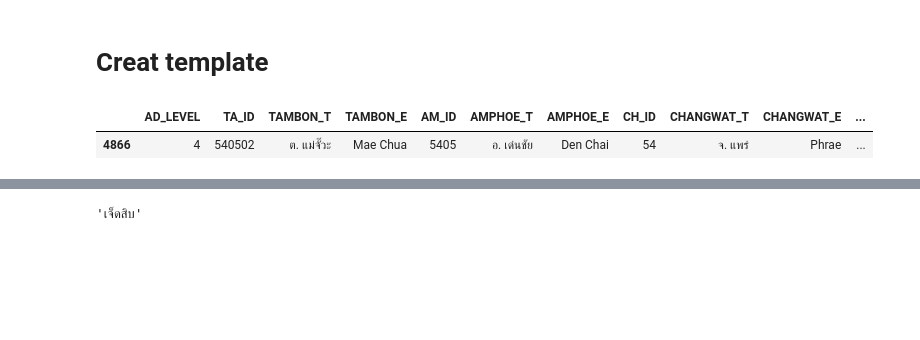
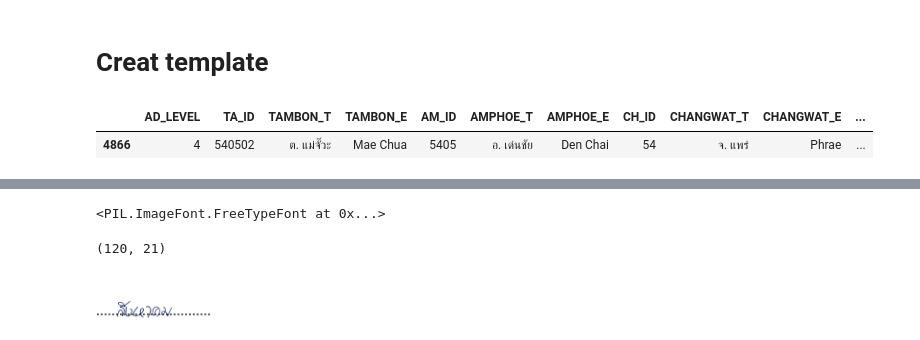
Before and after one commit to napatswift/vote-count, a Jupyter notebook: playground.ipynb, the cells around one changed output, grey strips where cells are left out. Saved outputs shown, nothing was run; the diff lists cells and outputs as text; code cells hidden in the pictures; blank space fills up the shorter version.

```diff
--- a/playground.ipynb
+++ b/playground.ipynb
@@ -318,3 +314,7 @@ fonts['handwriting'].get()
+# %%
+fonts['handwriting'].get()
+# %% [output]
+<PIL.ImageFont.FreeTypeFont at 0x...>
 # %%
 class BBox:
     def __init__(self, x0=None, y0=None, x1=None, y1=None):
@@ -408,4 +342,0 @@ class TextToken:
-# %%
-TextToken(tokens[429], BBox)._get_random_text()
-# %% [output]
-'เจ็ดสิบ'
@@ -411,0 +437,10 @@ TextToken(tokens[429], BBox)._get_random_text()
+# %%
+image = Image.new('RGB', (image_width, 50,), '#fff')
+draw = ImageDraw.Draw(image,)
+print(
+    TextToken('{handwriting_month_reading_th}',)\
+    .put_on(100+random.randint(20,40), 1, 0, 100, 20, draw))
+image
+# %% [output]
+(120, 21)
+[figure, added]
```
Also changed, not shown: parts of 8 cells of this notebook.
